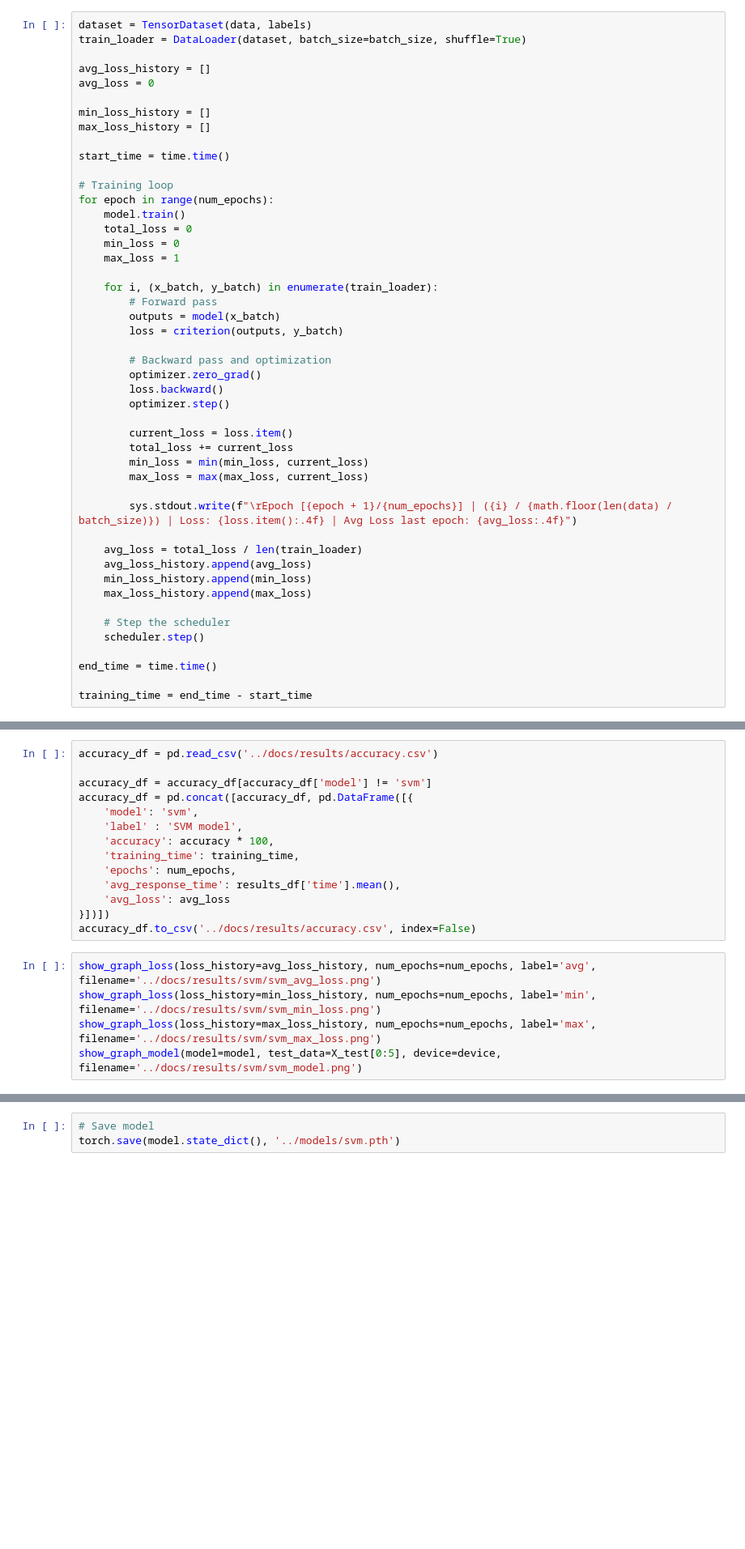
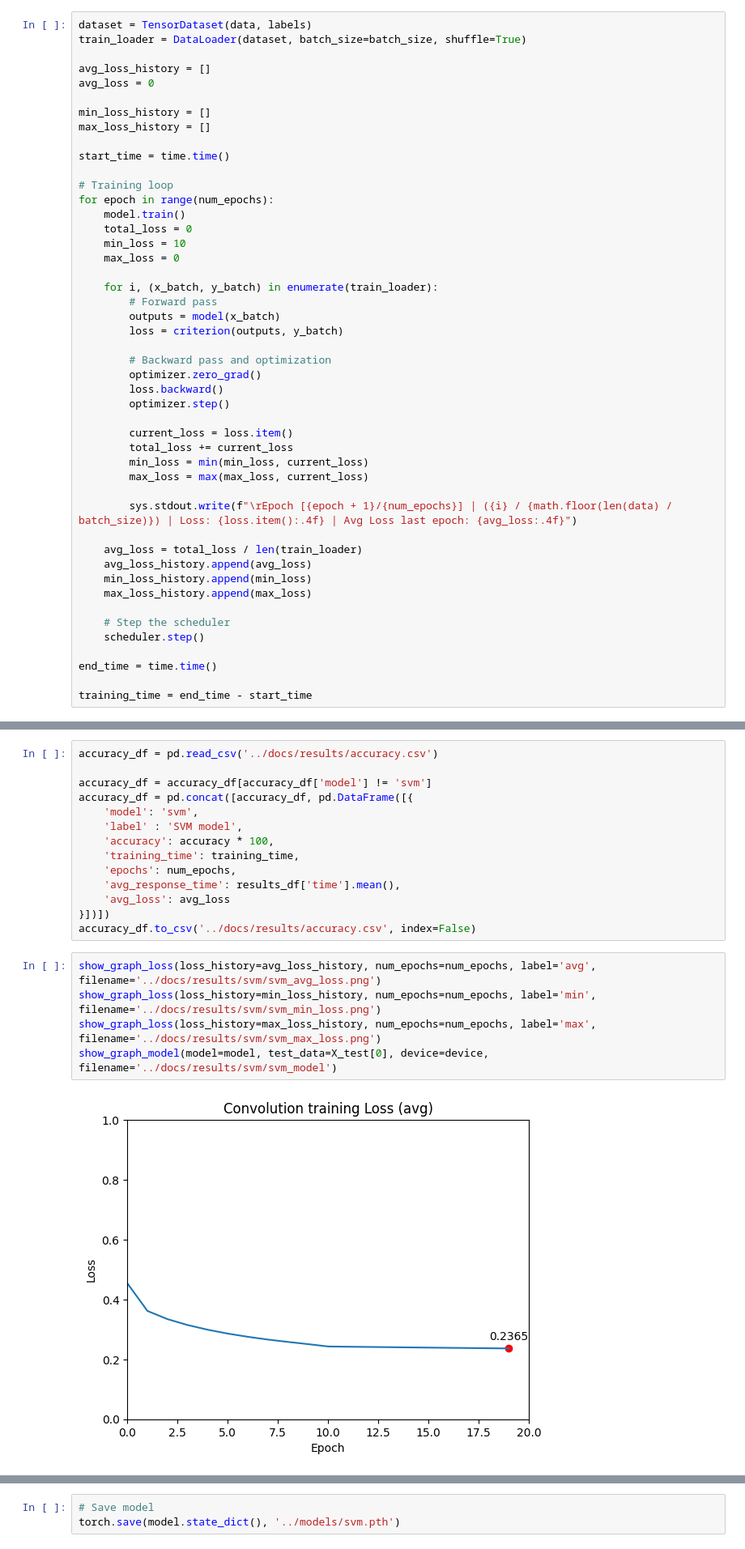
Before and after one commit to thebetar/SpectrumSensing, a Jupyter notebook: src/svm_model.ipynb, the cells around one changed output, grey strips where cells are left out. Shown: that part at 81% size. Saved outputs shown, nothing was run; the diff lists cells and outputs as text; blank space fills up the shorter version.

```diff
--- a/src/svm_model.ipynb
+++ b/src/svm_model.ipynb
@@ -110,8 +110,8 @@ start_time = time.time()
 for epoch in range(num_epochs):
     model.train()
     total_loss = 0
-    min_loss = 0
-    max_loss = 1
+    min_loss = 10
+    max_loss = 0
 
     for i, (x_batch, y_batch) in enumerate(train_loader):
         # Forward pass
@@ -234,5 +234,7 @@ accuracy_df.to_csv('../docs/results/accuracy.csv', index=False)
 # %%
 show_graph_loss(loss_history=avg_loss_history, num_epochs=num_epochs, label='avg', filename='../docs/results/svm/svm_avg_loss.png')
 show_graph_loss(loss_history=min_loss_history, num_epochs=num_epochs, label='min', filename='../docs/results/svm/svm_min_loss.png')
 show_graph_loss(loss_history=max_loss_history, num_epochs=num_epochs, label='max', filename='../docs/results/svm/svm_max_loss.png')
-show_graph_model(model=model, test_data=X_test[0:5], device=device, filename='../docs/results/svm/svm_model.png')
+show_graph_model(model=model, test_data=X_test[0], device=device, filename='../docs/results/svm/svm_model')
+# %% [output]
+[figure, added]
```
Also changed, not shown: parts of 4 cells of this notebook, 41 other files.
